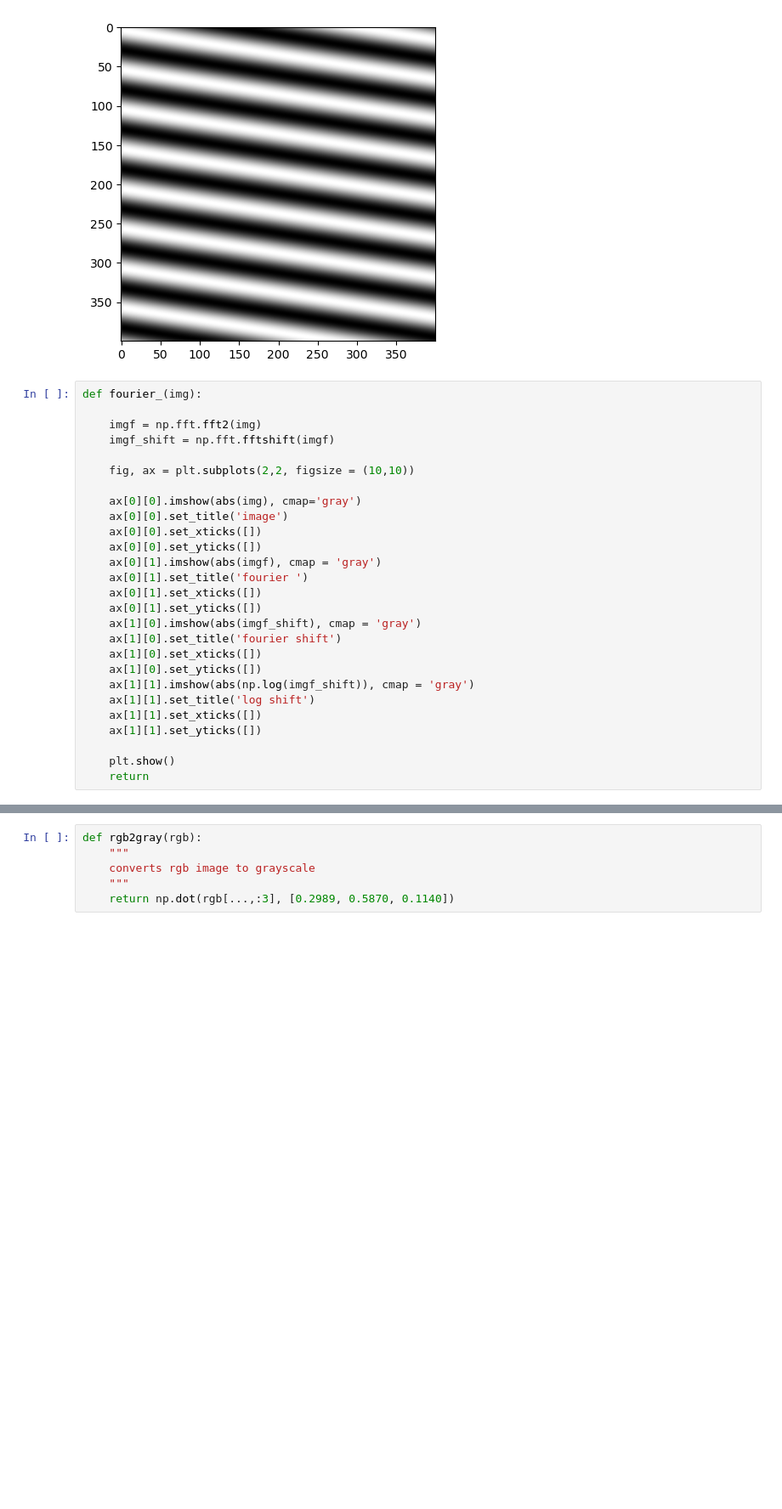
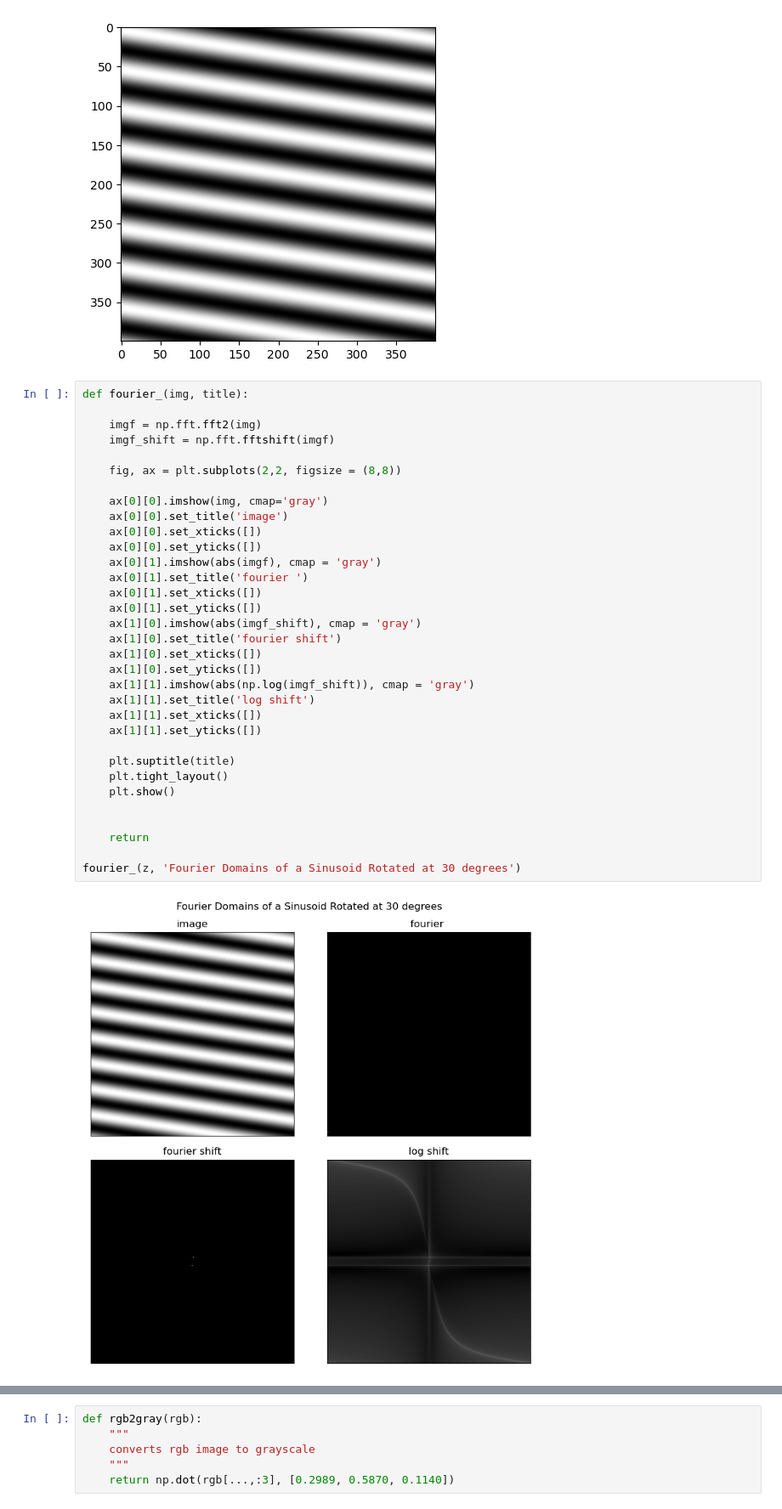
Before and after one commit to franczine/BS_2023_AppliedPhysics157, a Jupyter notebook: Activity 2 Part 2/Activity 2 Part 2.ipynb, the cells around one changed output, grey strips where cells are left out. Shown at 85% size. Drawn from its saved outputs; the diff is of its cells as text; blank space fills up the shorter version.

```diff
--- a/Untitled Folder/Activity 2 Part 2.ipynb
+++ b/Activity 2 Part 2/Activity 2 Part 2.ipynb
@@ -31,29 +31,37 @@ plt.imshow(z, cmap='gray')
 <matplotlib.image.AxesImage at 0x...>
 [figure]
 # %%
-def fourier_(img):
+def fourier_(img, title):
 
     imgf = np.fft.fft2(img)
     imgf_shift = np.fft.fftshift(imgf)
 
-    fig, ax = plt.subplots(2,2, figsize = (10,10))
+    fig, ax = plt.subplots(2,2, figsize = (8,8))
 
-    ax[0][0].imshow(abs(img), cmap='gray')
+    ax[0][0].imshow(img, cmap='gray')
     ax[0][0].set_title('image')
     ax[0][0].set_xticks([])
     ax[0][0].set_yticks([])
     ax[0][1].imshow(abs(imgf), cmap = 'gray')
     ax[0][1].set_title('fourier ')
     ax[0][1].set_xticks([])
     ax[0][1].set_yticks([])
     ax[1][0].imshow(abs(imgf_shift), cmap = 'gray')
     ax[1][0].set_title('fourier shift')
     ax[1][0].set_xticks([])
     ax[1][0].set_yticks([])
     ax[1][1].imshow(abs(np.log(imgf_shift)), cmap = 'gray')
     ax[1][1].set_title('log shift')
     ax[1][1].set_xticks([])
     ax[1][1].set_yticks([])
 
+    plt.suptitle(title)
+    plt.tight_layout()
     plt.show()
+
+
     return
+
+fourier_(z, 'Fourier Domains of a Sinusoid Rotated at 30 degrees')
+# %% [output]
+[figure, added]
```
Also changed, not shown: parts of 11 cells of this notebook, 33 other files.
